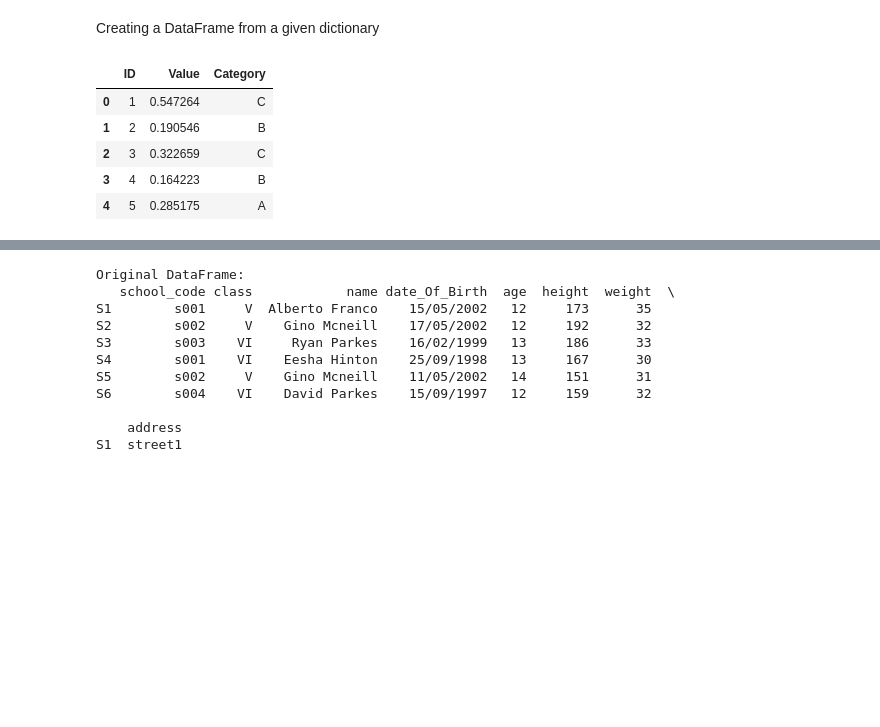
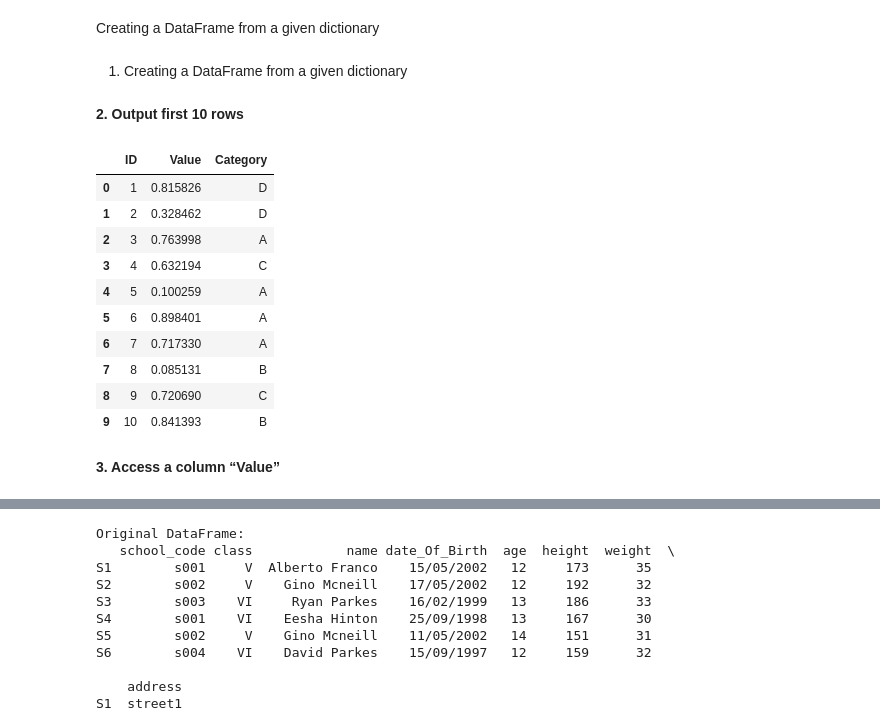
Before and after one commit to jaiz23/Big-Data-Analytics, a Jupyter notebook: icp4.ipynb, the cells around one changed output, grey strips where cells are left out. Saved outputs shown, nothing was run; the diff lists cells and outputs as text; code cells hidden in the pictures; blank space fills up the shorter version.

```diff
--- a/icp4.ipynb
+++ b/icp4.ipynb
@@ -5,6 +5,8 @@ Creating a DataFrame from a given dictionary
 # %%
 import numpy as np
 import pandas as pd
+# %% [markdown]
+1. Creating a DataFrame from a given dictionary
 # %%
 data = {
     'ID': np.arange(1,1000001),
@@ -13,15 +15,24 @@ data = {
 }
 # %%
 dataFrame = pd.DataFrame(data)
+# %% [markdown]
+**2. Output first 10 rows**
 # %%
-dataFrame.head()
+dataFrame.head(10)
 # %% [output]
 |  | ID | Value | Category |
-| 0 | 1 | 0.547264 | C |
-| 1 | 2 | 0.190546 | B |
-| 2 | 3 | 0.322659 | C |
-| 3 | 4 | 0.164223 | B |
-| 4 | 5 | 0.285175 | A |
+| 0 | 1 | 0.815826 | D |
+| 1 | 2 | 0.328462 | D |
+| 2 | 3 | 0.763998 | A |
+| 3 | 4 | 0.632194 | C |
+| 4 | 5 | 0.100259 | A |
+| 5 | 6 | 0.898401 | A |
+| 6 | 7 | 0.717330 | A |
+| 7 | 8 | 0.085131 | B |
+| 8 | 9 | 0.720690 | C |
+| 9 | 10 | 0.841393 | B |
+# %% [markdown]
+**3. Access a column “Value”**
 # %%
 dataFrame['Value']
 # %% [output]
```
Also changed, not shown: parts of 26 cells of this notebook.
